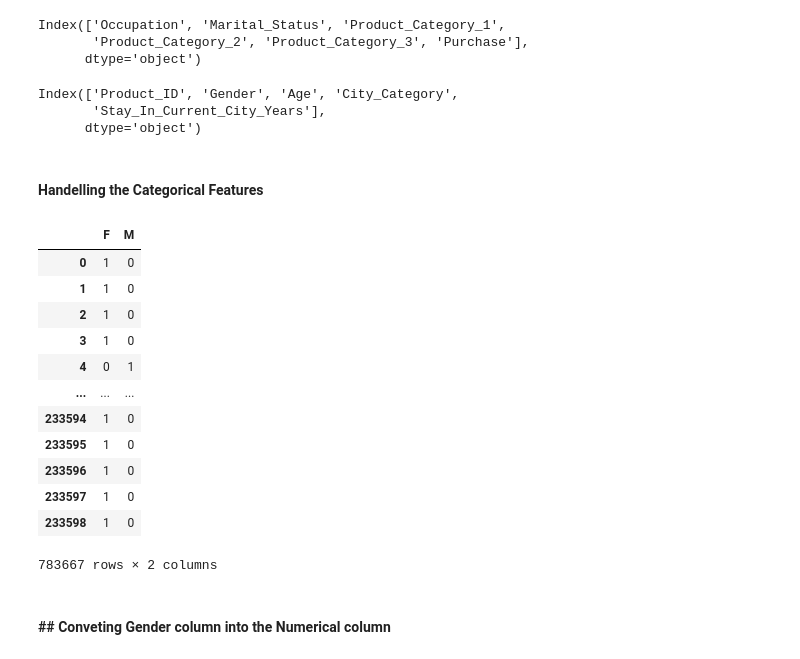
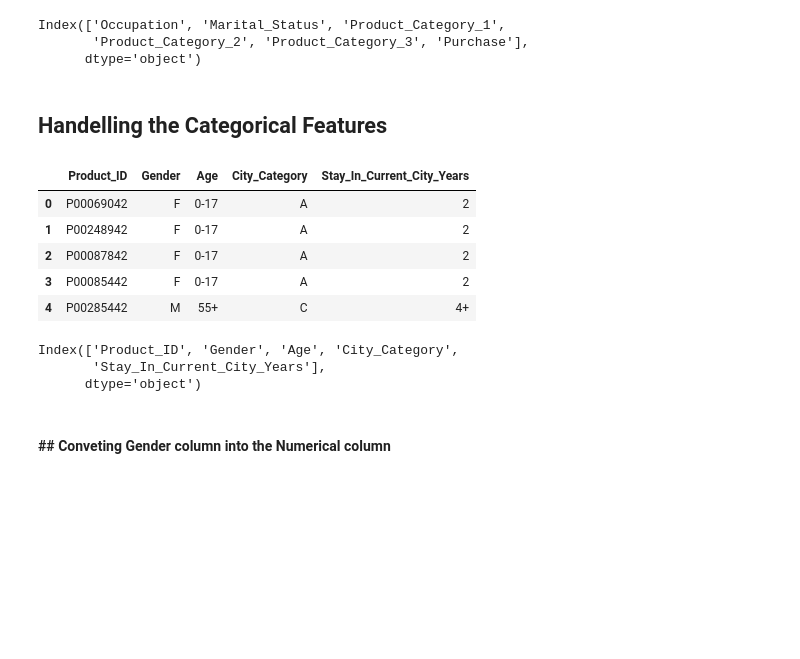
Before and after one commit to ndangol4873/EDA_Feature_Engineering, a Jupyter notebook: Blackf_friday.ipynb, the cells around one changed output. Drawn from its saved outputs; the diff is of its cells as text; code cells hidden in the pictures; blank space fills up the shorter version.

```diff
--- a/Blackf_friday.ipynb
+++ b/Blackf_friday.ipynb
@@ -109,32 +109,24 @@ df.select_dtypes(include=["int64","float64"]).columns
 Index(['Occupation', 'Marital_Status', 'Product_Category_1',
        'Product_Category_2', 'Product_Category_3', 'Purchase'],
       dtype='object')
-# %%
-## Categorical Feature
-
-df.select_dtypes(include=["object"]).columns
-# %% [output]
-Index(['Product_ID', 'Gender', 'Age', 'City_Category',
-       'Stay_In_Current_City_Years'],
-      dtype='object')
 # %% [markdown]
-#### Handelling the Categorical Features
+## Handelling the Categorical Features
+# %%
+## Categorical Feature
+df.select_dtypes(include=["object"]).head()
+# %% [output]
+|  | Product_ID | Gender | Age | City_Category | Stay_In_Current_City_Years |
+| 0 | P00069042 | F | 0-17 | A | 2 |
+| 1 | P00248942 | F | 0-17 | A | 2 |
+| 2 | P00087842 | F | 0-17 | A | 2 |
+| 3 | P00085442 | F | 0-17 | A | 2 |
+| 4 | P00285442 | M | 55+ | C | 4+ |
 # %%
-pd.get_dummies(df.Gender)
+df.select_dtypes(include=["object"]).columns
 # %% [output]
-|  | F | M |
-| 0 | 1 | 0 |
-| 1 | 1 | 0 |
-| 2 | 1 | 0 |
-| 3 | 1 | 0 |
-| 4 | 0 | 1 |
-| ... | ... | ... |
-| 233594 | 1 | 0 |
-| 233595 | 1 | 0 |
-| 233596 | 1 | 0 |
-| 233597 | 1 | 0 |
-| 233598 | 1 | 0 |
-783667 rows × 2 columns
+Index(['Product_ID', 'Gender', 'Age', 'City_Category',
+       'Stay_In_Current_City_Years'],
+      dtype='object')
 # %% [markdown]
 #### ## Conveting Gender column into the Numerical column
 # %%
```
Also changed, not shown: parts of 47 cells of this notebook.
